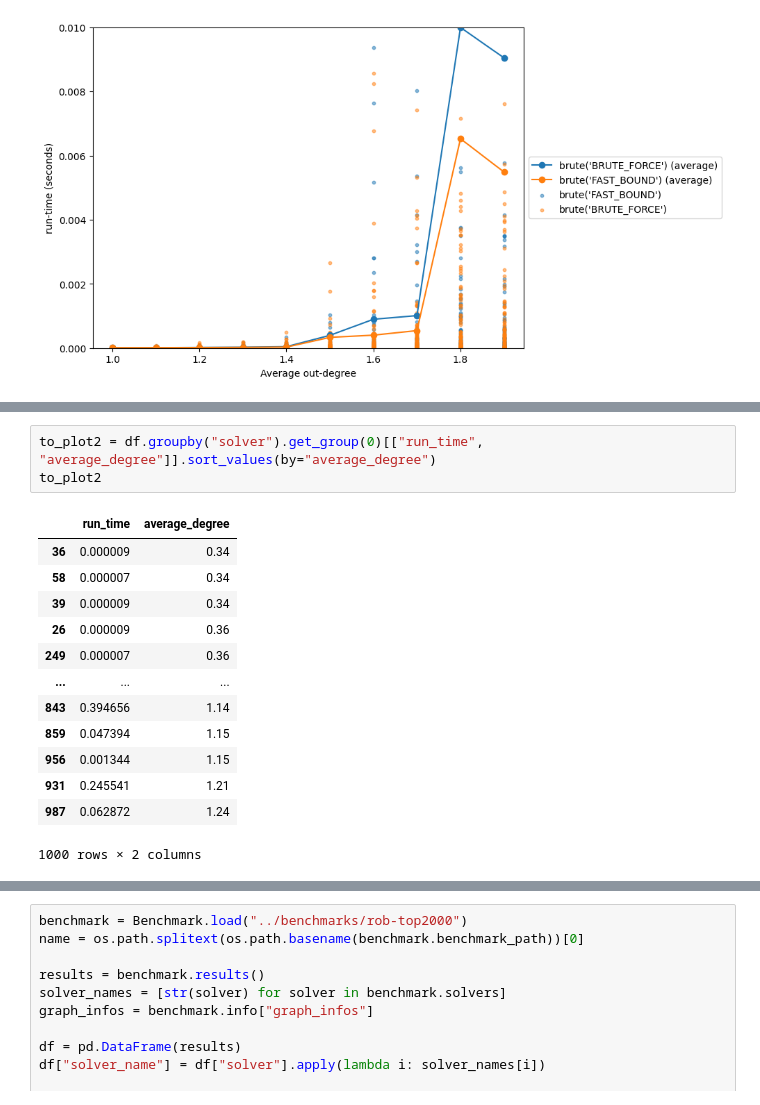
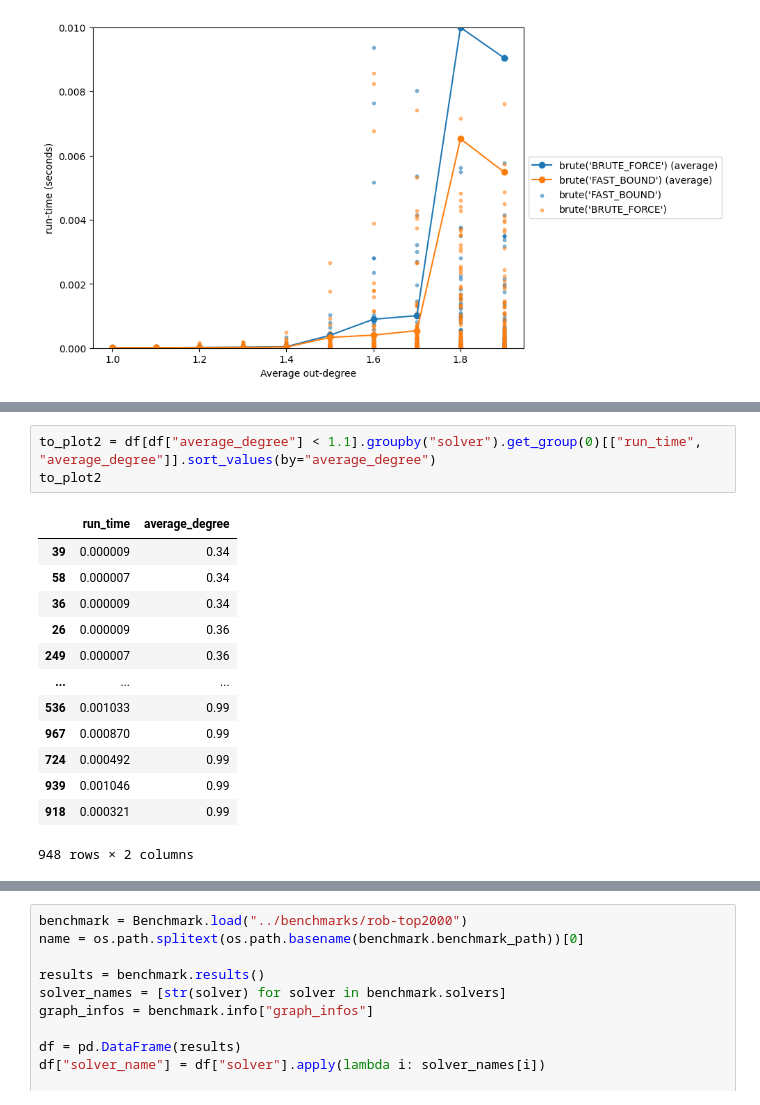
Before and after one commit to blinkybool/LongestPath, a Jupyter notebook: notebooks/benchmarking.ipynb, the cells around one changed output, grey strips where cells are left out. Drawn from its saved outputs; the diff is of its cells as text.

```diff
--- a/notebooks/benchmarking.ipynb
+++ b/notebooks/benchmarking.ipynb
@@ -138,20 +152,20 @@ plt.savefig(os.path.join(benchmark.benchmark_path, "plot.png"), dpi=400, bbox_in
 # %%
-to_plot2 = df.groupby("solver").get_group(0)[["run_time", "average_degree"]].sort_values(by="average_degree")
+to_plot2 = df[df["average_degree"] < 1.1].groupby("solver").get_group(0)[["run_time", "average_degree"]].sort_values(by="average_degree")
 to_plot2
 # %% [output]
 |  | run_time | average_degree |
+| 39 | 0.000009 | 0.34 |
+| 58 | 0.000007 | 0.34 |
 | 36 | 0.000009 | 0.34 |
-| 58 | 0.000007 | 0.34 |
-| 39 | 0.000009 | 0.34 |
 | 26 | 0.000009 | 0.36 |
 | 249 | 0.000007 | 0.36 |
 | ... | ... | ... |
-| 843 | 0.394656 | 1.14 |
-| 859 | 0.047394 | 1.15 |
-| 956 | 0.001344 | 1.15 |
-| 931 | 0.245541 | 1.21 |
-| 987 | 0.062872 | 1.24 |
+| 536 | 0.001033 | 0.99 |
+| 967 | 0.000870 | 0.99 |
+| 724 | 0.000492 | 0.99 |
+| 939 | 0.001046 | 0.99 |
+| 918 | 0.000321 | 0.99 |
-1000 rows × 2 columns
+948 rows × 2 columns
 # %%
 to_plot2.plot(x="average_degree", y="run_time")
 # %% [output]
```
Also changed, not shown: parts of 3 cells of this notebook.
